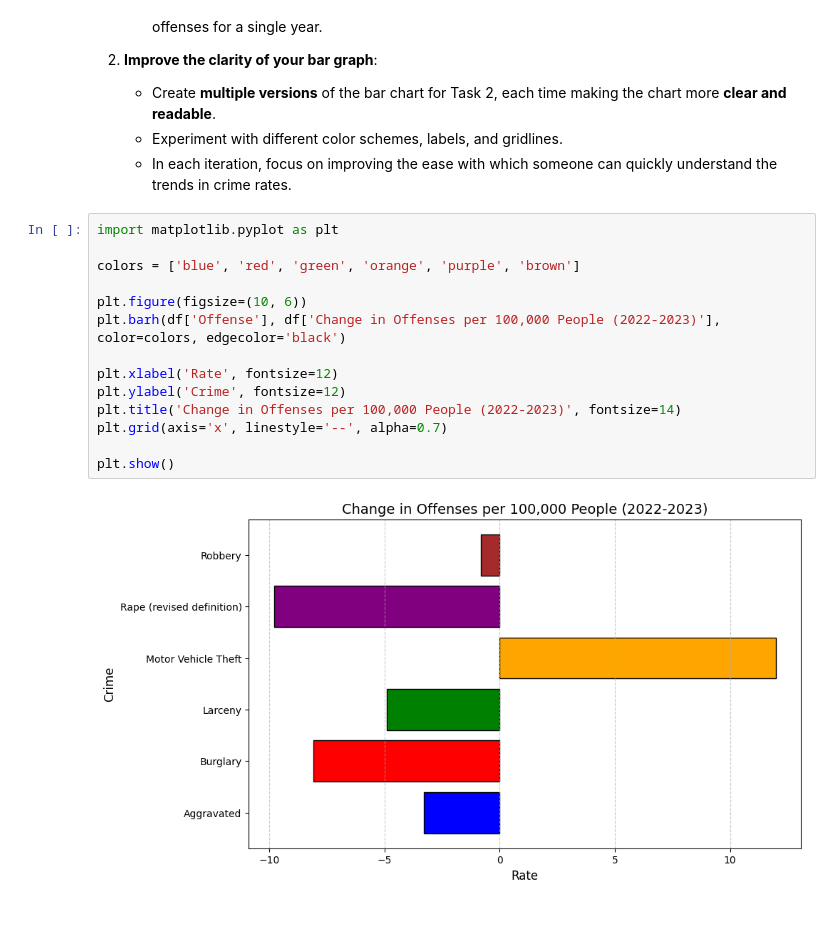
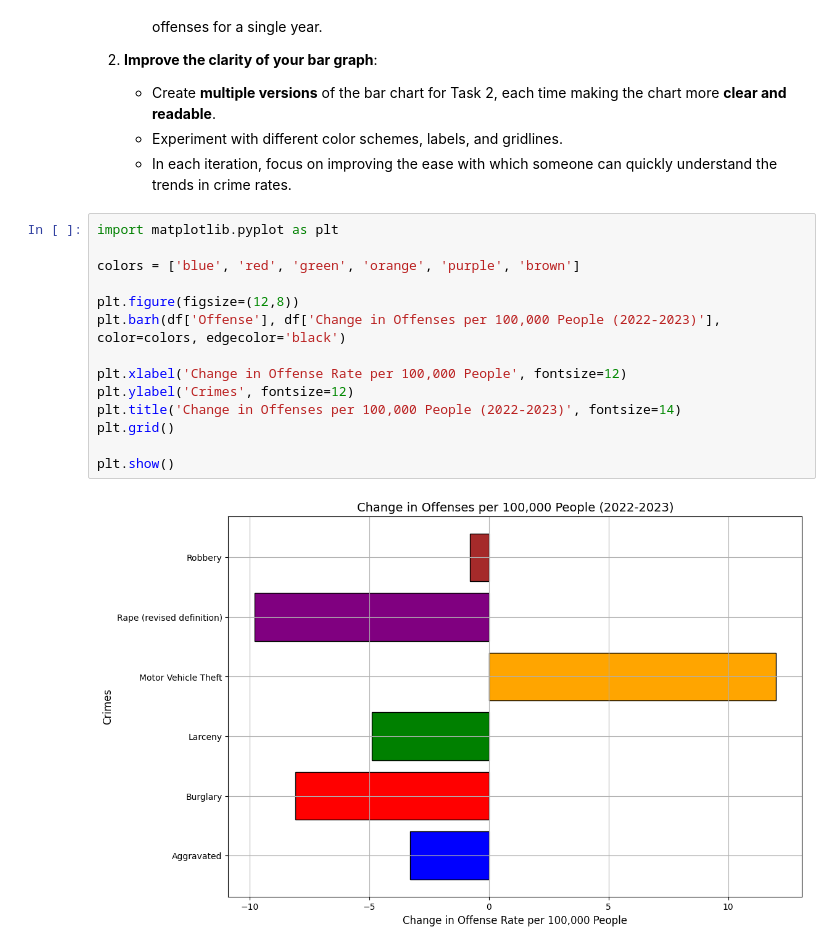
Before and after one commit to kamangirkhan/Data110, a Jupyter notebook: ArashNateghian_week4_data110_assignment.ipynb, the cells around one changed output. Drawn from its saved outputs; the diff is of its cells as text; blank space fills up the shorter version.

```diff
--- a/ArashNateghian_week4_data110_assignment.ipynb
+++ b/ArashNateghian_week4_data110_assignment.ipynb
@@ -64,16 +64,16 @@ In this task, you will create a **horizontal bar chart** that visualizes the **p
 # %%
 import matplotlib.pyplot as plt
 
 colors = ['blue', 'red', 'green', 'orange', 'purple', 'brown']
 
-plt.figure(figsize=(10, 6))
+plt.figure(figsize=(12,8))
 plt.barh(df['Offense'], df['Change in Offenses per 100,000 People (2022-2023)'], color=colors, edgecolor='black')
 
-plt.xlabel('Rate', fontsize=12)
-plt.ylabel('Crime', fontsize=12)
+plt.xlabel('Change in Offense Rate per 100,000 People', fontsize=12)
+plt.ylabel('Crimes', fontsize=12)
 plt.title('Change in Offenses per 100,000 People (2022-2023)', fontsize=14)
-plt.grid(axis='x', linestyle='--', alpha=0.7)
+plt.grid()
 
 plt.show()
 # %% [output]
-[figure, old version]
+[figure, new version]
```
Also changed, not shown: parts of 10 cells of this notebook.
